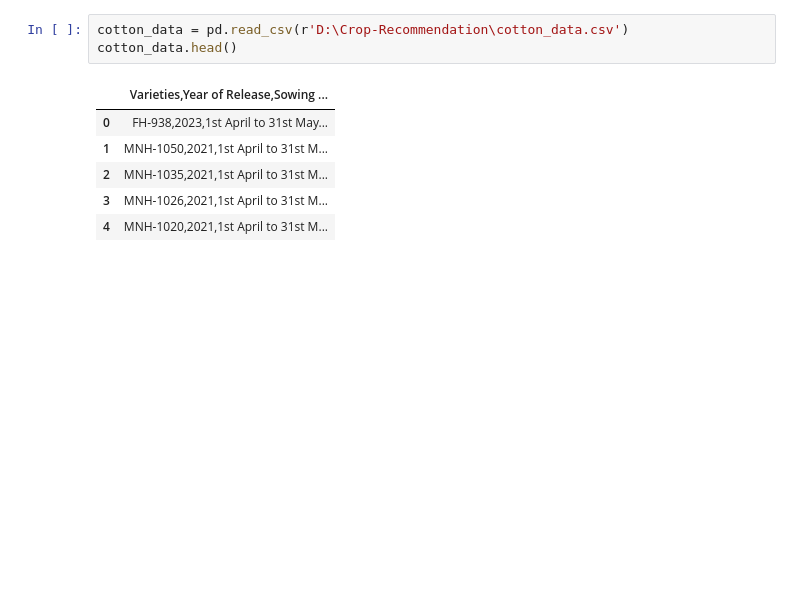
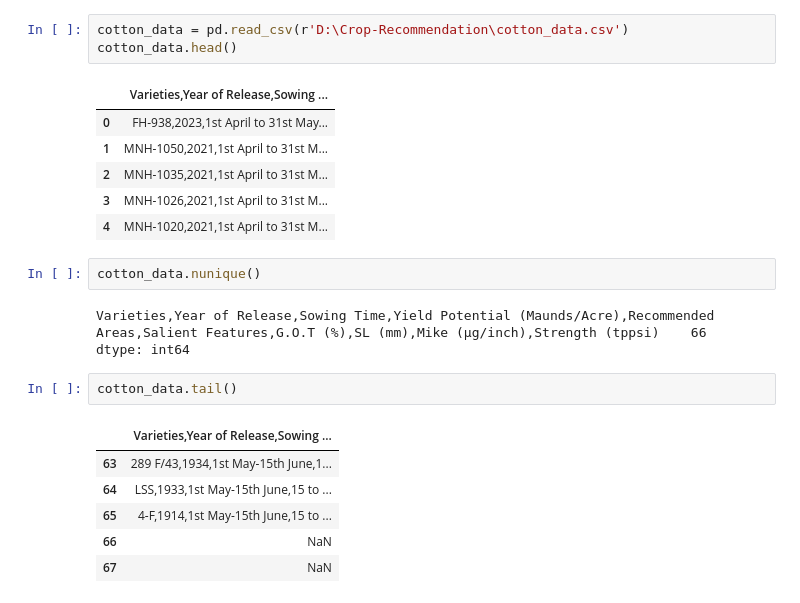
Before and after one commit to Murad-pitafi/Crop-Recommendation, a Jupyter notebook: soil data/model.ipynb, the cells around one changed output. Saved outputs shown, nothing was run; the diff lists cells and outputs as text; blank space fills up the shorter version.

```diff
--- a/soil data/model.ipynb
+++ b/soil data/model.ipynb
@@ -89,3 +71,17 @@ cotton_data.head()
 | 2 | MNH-1035,2021,1st April to 31st M... |
 | 3 | MNH-1026,2021,1st April to 31st M... |
 | 4 | MNH-1020,2021,1st April to 31st M... |
+# %%
+cotton_data.nunique()
+# %% [output]
+Varieties,Year of Release,Sowing Time,Yield Potential (Maunds/Acre),Recommended Areas,Salient Features,G.O.T (%),SL (mm),Mike (μg/inch),Strength (tppsi)    66
+dtype: int64
+# %%
+cotton_data.tail()
+# %% [output]
+|  | Varieties,Year of Release,Sowing ... |
+| 63 | 289 F/43,1934,1st May-15th June,1... |
+| 64 | LSS,1933,1st May-15th June,15 to ... |
+| 65 | 4-F,1914,1st May-15th June,15 to ... |
+| 66 | NaN |
+| 67 | NaN |
```
Also changed, not shown: parts of 2 cells of this notebook.
